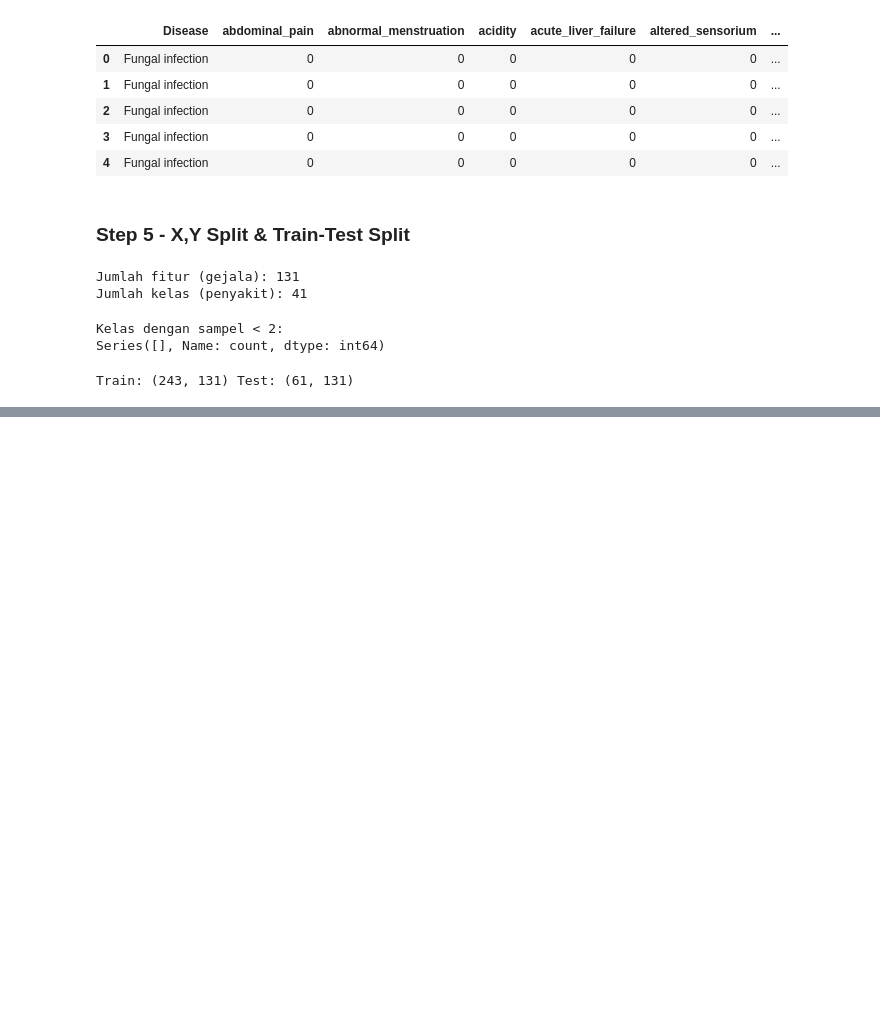
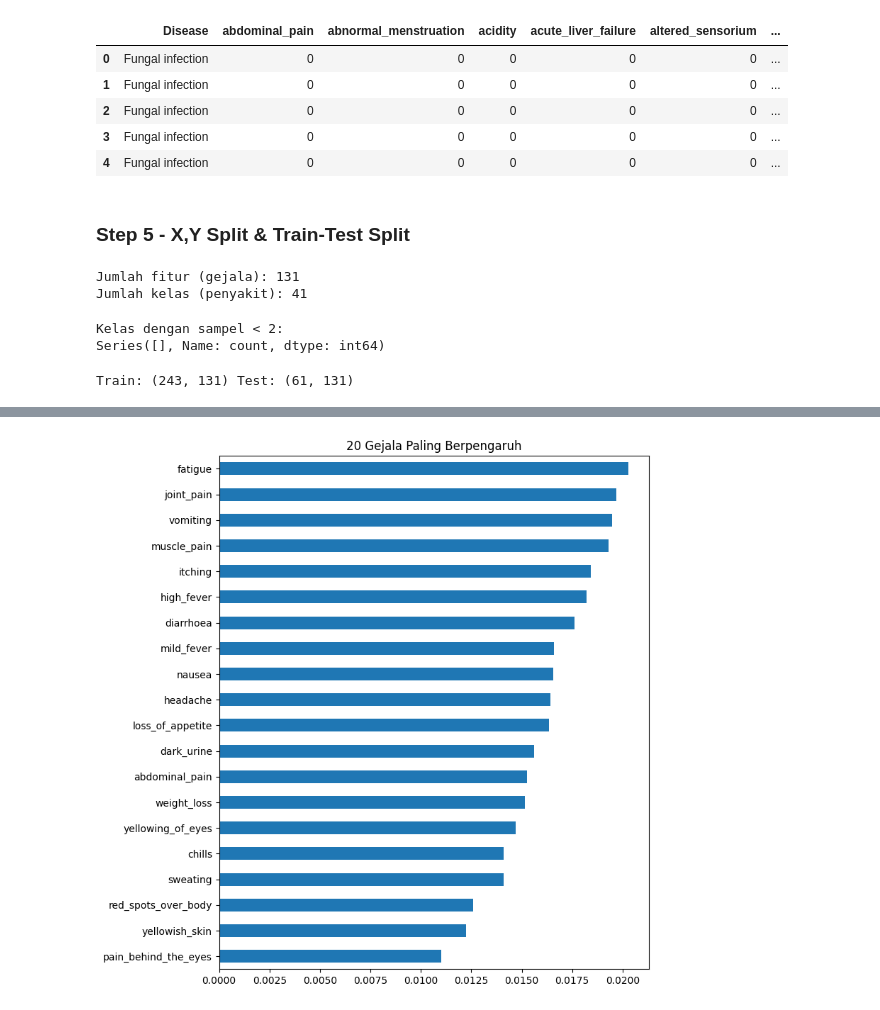
Before and after one commit to jasonalexander-png/Disease-Detector, a Jupyter notebook: notebooks/eda_modelling.ipynb, the cells around one changed output, grey strips where cells are left out. Saved outputs shown, nothing was run; the diff lists cells and outputs as text; code cells hidden in the pictures; blank space fills up the shorter version.

Commit message:
Add Training and evaluation model

```diff
--- a/notebooks/eda_modelling.ipynb
+++ b/notebooks/eda_modelling.ipynb
@@ -214,0 +217,29 @@ Train: (243, 131) Test: (61, 131)
+# %%
+from sklearn.tree import DecisionTreeClassifier
+from sklearn.ensemble import RandomForestClassifier
+from sklearn.naive_bayes import BernoulliNB
+from sklearn.linear_model import LogisticRegression
+from sklearn.metrics import accuracy_score, f1_score
+import time
+
+models = {
+    "Decision Tree": DecisionTreeClassifier(random_state=42),
+    "Random Forest": RandomForestClassifier(n_estimators=200, random_state=42),
+    "Naive Bayes": BernoulliNB(),
+    "Logistic Regression": LogisticRegression(max_iter=1000, random_state=42),
+}
+
+results = []
+for name, model in models.items():
+    start = time.time()
+    model.fit(X_train, y_train)
+    duration = time.time() - start
+
+    y_pred = model.predict(X_test)
+    acc = accuracy_score(y_test, y_pred)
+    f1 = f1_score(y_test, y_pred, average='macro')
+
+    results.append({"Model": name, "Accuracy": round(acc,4), "F1-macro": round(f1,4), "Waktu(s)": round(duration,2)})
+
+results_df = pd.DataFrame(results).sort_values("F1-macro", ascending=False)
+results_df
@@ -214,0 +254,4 @@ Train: (243, 131) Test: (61, 131)
+# %%
+best_model = RandomForestClassifier(n_estimators=200, random_state=42)
+best_model.fit(X_train, y_train)
+y_pred = best_model.predict(X_test)
@@ -214,0 +282,9 @@ Train: (243, 131) Test: (61, 131)
+# %%
+importances = pd.Series(best_model.feature_importances_, index=X_train.columns)
+importances.sort_values(ascending=False).head(20).plot(kind='barh', figsize=(8,8))
+plt.title("20 Gejala Paling Berpengaruh")
+plt.gca().invert_yaxis()
+plt.tight_layout()
+plt.show()
+# %% [output]
+[figure, added]
```
Also changed, not shown: parts of 4 cells of this notebook.
